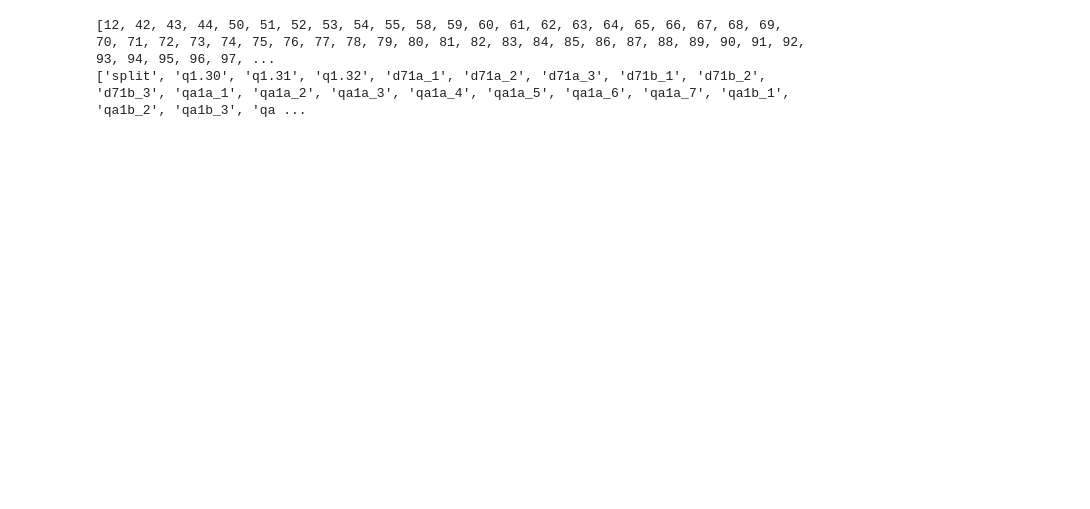
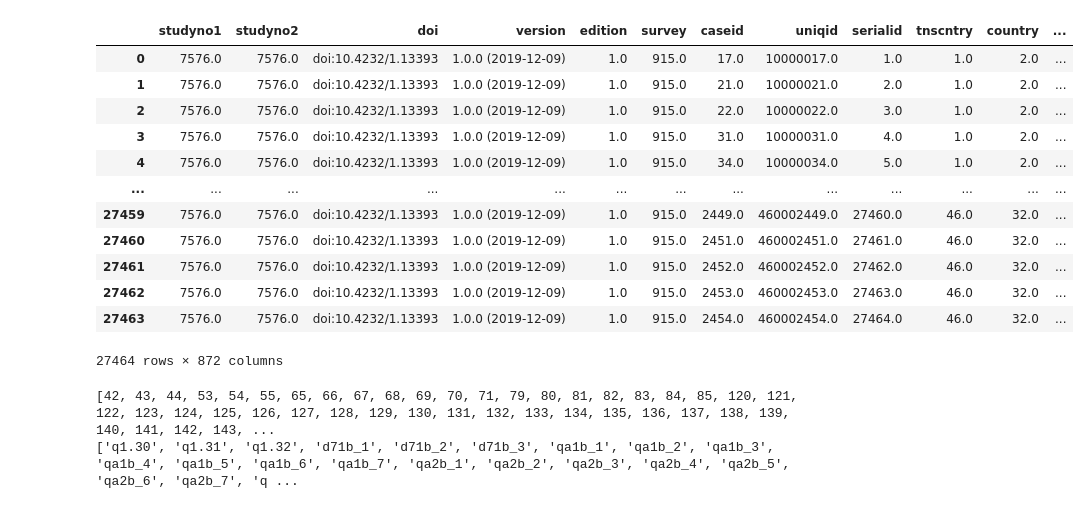
Before and after one commit to OskarKrafft/Machine-Learning-Project, a Jupyter notebook: Data_Cleaning.ipynb, the cells around one changed output. Cells and saved outputs as stored; diff of their text form; code cells hidden in the pictures; blank space fills up the shorter version.

```diff
--- a/Data_Cleaning.ipynb
+++ b/Data_Cleaning.ipynb
@@ -34,16 +43,35 @@ data.describe()
+# %%
+# Drop rows that are not allowed to vote
+
+df = df.loc[(df['qg1'] == 1) | (df['qg1'] == 2) | (df['qg1'] == 3)]
+df
+# %% [output]
+|  | studyno1 | studyno2 | doi | version | edition | survey | caseid | uniqid | serialid | tnscntry | country | ... |
+| 0 | 7576.0 | 7576.0 | doi:10.4232/1.13393 | 1.0.0 (2019-12-09) | 1.0 | 915.0 | 17.0 | 10000017.0 | 1.0 | 1.0 | 2.0 | ... |
+| 1 | 7576.0 | 7576.0 | doi:10.4232/1.13393 | 1.0.0 (2019-12-09) | 1.0 | 915.0 | 21.0 | 10000021.0 | 2.0 | 1.0 | 2.0 | ... |
+| 2 | 7576.0 | 7576.0 | doi:10.4232/1.13393 | 1.0.0 (2019-12-09) | 1.0 | 915.0 | 22.0 | 10000022.0 | 3.0 | 1.0 | 2.0 | ... |
+| 3 | 7576.0 | 7576.0 | doi:10.4232/1.13393 | 1.0.0 (2019-12-09) | 1.0 | 915.0 | 31.0 | 10000031.0 | 4.0 | 1.0 | 2.0 | ... |
+| 4 | 7576.0 | 7576.0 | doi:10.4232/1.13393 | 1.0.0 (2019-12-09) | 1.0 | 915.0 | 34.0 | 10000034.0 | 5.0 | 1.0 | 2.0 | ... |
+| ... | ... | ... | ... | ... | ... | ... | ... | ... | ... | ... | ... | ... |
+| 27459 | 7576.0 | 7576.0 | doi:10.4232/1.13393 | 1.0.0 (2019-12-09) | 1.0 | 915.0 | 2449.0 | 460002449.0 | 27460.0 | 46.0 | 32.0 | ... |
+| 27460 | 7576.0 | 7576.0 | doi:10.4232/1.13393 | 1.0.0 (2019-12-09) | 1.0 | 915.0 | 2451.0 | 460002451.0 | 27461.0 | 46.0 | 32.0 | ... |
+| 27461 | 7576.0 | 7576.0 | doi:10.4232/1.13393 | 1.0.0 (2019-12-09) | 1.0 | 915.0 | 2452.0 | 460002452.0 | 27462.0 | 46.0 | 32.0 | ... |
+| 27462 | 7576.0 | 7576.0 | doi:10.4232/1.13393 | 1.0.0 (2019-12-09) | 1.0 | 915.0 | 2453.0 | 460002453.0 | 27463.0 | 46.0 | 32.0 | ... |
+| 27463 | 7576.0 | 7576.0 | doi:10.4232/1.13393 | 1.0.0 (2019-12-09) | 1.0 | 915.0 | 2454.0 | 460002454.0 | 27464.0 | 46.0 | 32.0 | ... |
+27464 rows × 872 columns
 # %%
 # Drop columns with non-answered questions -----------------------------------------
 
 index_drop = []
 names_drop = []
 
-for i in range(len(data.columns)):
-  if data.count()[i] != 32524:
+for i in range(len(df.columns)):
+  if df.count()[i] != 27464:
     index_drop.append(i)
-    names_drop.append(data.columns[i])
+    names_drop.append(df.columns[i])
 
 print(index_drop)
 print(names_drop)
 # %% [output]
-[12, 42, 43, 44, 50, 51, 52, 53, 54, 55, 58, 59, 60, 61, 62, 63, 64, 65, 66, 67, 68, 69, 70, 71, 72, 73, 74, 75, 76, 77, 78, 79, 80, 81, 82, 83, 84, 85, 86, 87, 88, 89, 90, 91, 92, 93, 94, 95, 96, 97, ...
-['split', 'q1.30', 'q1.31', 'q1.32', 'd71a_1', 'd71a_2', 'd71a_3', 'd71b_1', 'd71b_2', 'd71b_3', 'qa1a_1', 'qa1a_2', 'qa1a_3', 'qa1a_4', 'qa1a_5', 'qa1a_6', 'qa1a_7', 'qa1b_1', 'qa1b_2', 'qa1b_3', 'qa ...
+[42, 43, 44, 53, 54, 55, 65, 66, 67, 68, 69, 70, 71, 79, 80, 81, 82, 83, 84, 85, 120, 121, 122, 123, 124, 125, 126, 127, 128, 129, 130, 131, 132, 133, 134, 135, 136, 137, 138, 139, 140, 141, 142, 143, ...
+['q1.30', 'q1.31', 'q1.32', 'd71b_1', 'd71b_2', 'd71b_3', 'qa1b_1', 'qa1b_2', 'qa1b_3', 'qa1b_4', 'qa1b_5', 'qa1b_6', 'qa1b_7', 'qa2b_1', 'qa2b_2', 'qa2b_3', 'qa2b_4', 'qa2b_5', 'qa2b_6', 'qa2b_7', 'q ...
```
Also changed, not shown: parts of 5 cells of this notebook.
